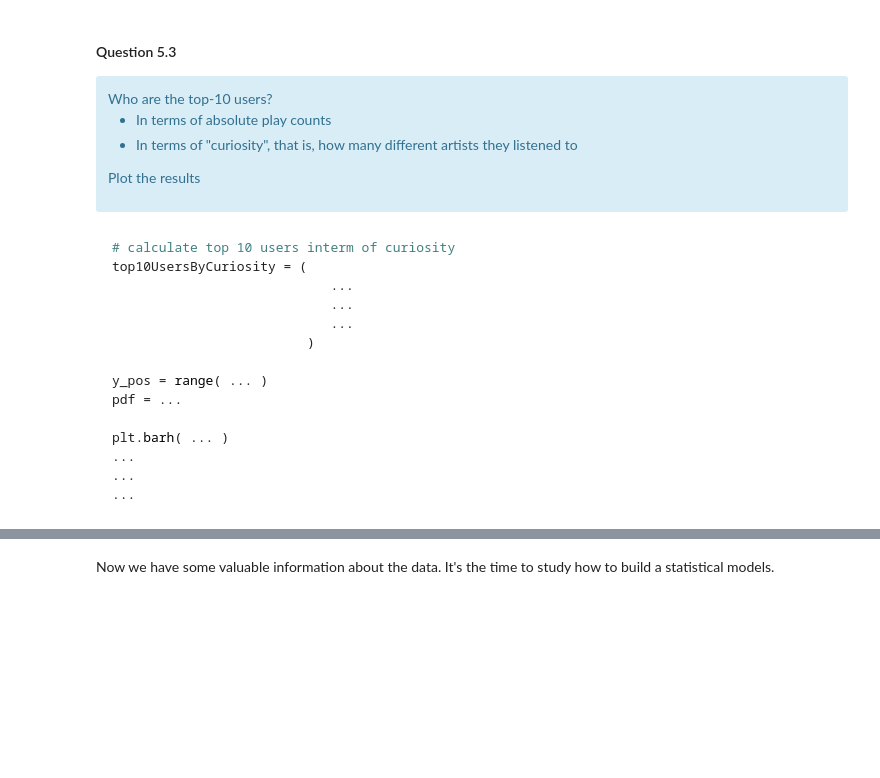
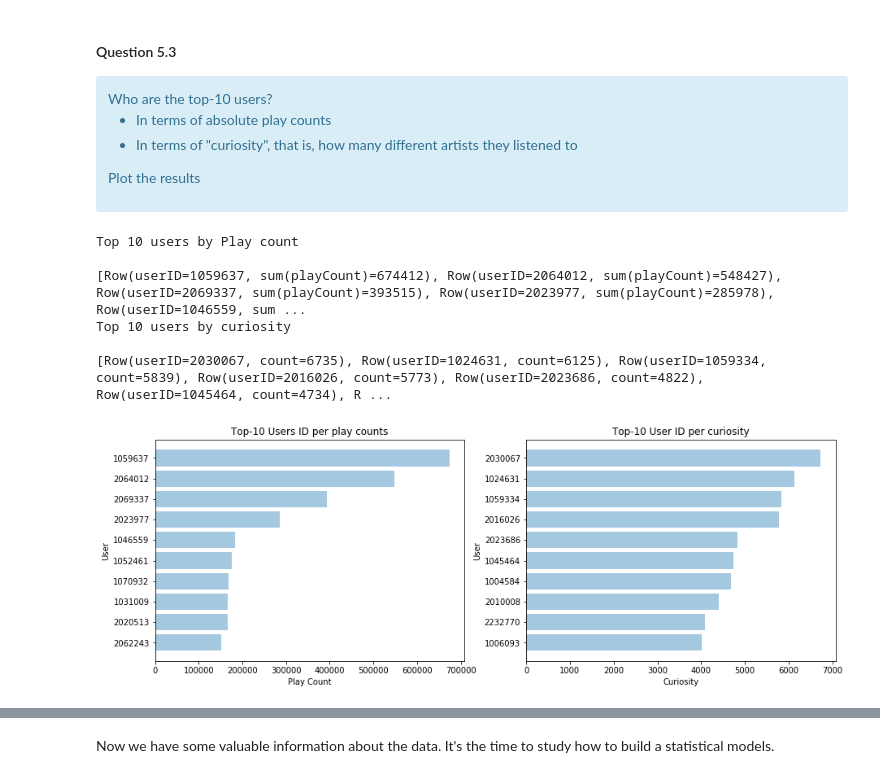
Before and after one commit to MathieuMansanarez/Algorithmic-Machine-Learning, a Jupyter notebook: Notebooks/RecSys.ipynb, the cells around one changed output, grey strips where cells are left out. Drawn from its saved outputs; the diff is of its cells as text; code cells hidden in the pictures; blank space fills up the shorter version.

````diff
--- a/Notebooks/RecSys.ipynb
+++ b/Notebooks/RecSys.ipynb
@@ -734,48 +767,37 @@ Plot the results
 # %%
 # calculate top 10 users interm of play counts
 top10UsersByPlayCount = newUserArtistDF.groupBy('userID').sum('playCount').orderBy('sum(playCount)', ascending=0).take(10)
-
-temp= newUserArtistDF.groupBy([('artistID'),('userID')]).count().withColumnRenamed("count", "n")
-#temp.show(180)
-top10UsersByCuriosity = temp.orderBy("n", ascending=0).take(10)
+print("Top 10 users by Play count \n")
+print(top10UsersByPlayCount)
+top10UsersByCuriosity = newUserArtistDF.dropDuplicates(['UserID','ArtistID']).groupBy('userID').count().orderBy('count',ascending=0).take(10)
+print("Top 10 users by curiosity \n")
 print(top10UsersByCuriosity)
-
-# TODO find a sorting method
 
 y_posByPlayCount = range(len(top10UsersByPlayCount))
 y_posByCuriosity = range(len(top10UsersByCuriosity))
 pdfByPlayCount = pd.DataFrame(data=top10UsersByPlayCount)
 pdfByCuriosity = pd.DataFrame(data=top10UsersByCuriosity)
 
 plt.figure(figsize=(15,5))
 plt.subplot(1,2,1)
 plt.barh(y_posByPlayCount, pdfByPlayCount[1][::-1], align='center', alpha=0.4)
 plt.yticks(y_posByPlayCount, pdfByPlayCount[0][::-1])
 plt.xlabel('Play Count')
 plt.ylabel('User')
 plt.title('Top-10 Users ID per play counts')
 
 plt.subplot(1,2,2)
 plt.barh(y_posByCuriosity, pdfByCuriosity[1][::-1], align='center', alpha=0.4)
 plt.yticks(y_posByCuriosity, pdfByCuriosity[0][::-1])
 plt.xlabel('Curiosity')
 plt.ylabel('User')
 plt.title('Top-10 User ID per curiosity')
 plt.show()
+# %% [output]
+Top 10 users by Play count
+
+[Row(userID=1059637, sum(playCount)=674412), Row(userID=2064012, sum(playCount)=548427), Row(userID=2069337, sum(playCount)=393515), Row(userID=2023977, sum(playCount)=285978), Row(userID=1046559, sum ...
+Top 10 users by curiosity
+
+[Row(userID=2030067, count=6735), Row(userID=1024631, count=6125), Row(userID=1059334, count=5839), Row(userID=2016026, count=5773), Row(userID=2023686, count=4822), Row(userID=1045464, count=4734), R ...
+[figure, added]
-# %% [markdown]
-```python
-# calculate top 10 users interm of curiosity
-top10UsersByCuriosity = (
-                            ...
-                            ...
-                            ...
-                         )
-
-y_pos = range( ... )
-pdf = ...
-
-plt.barh( ... )
-...
-...
-...
-```
````
Also changed, not shown: parts of 13 cells of this notebook.
